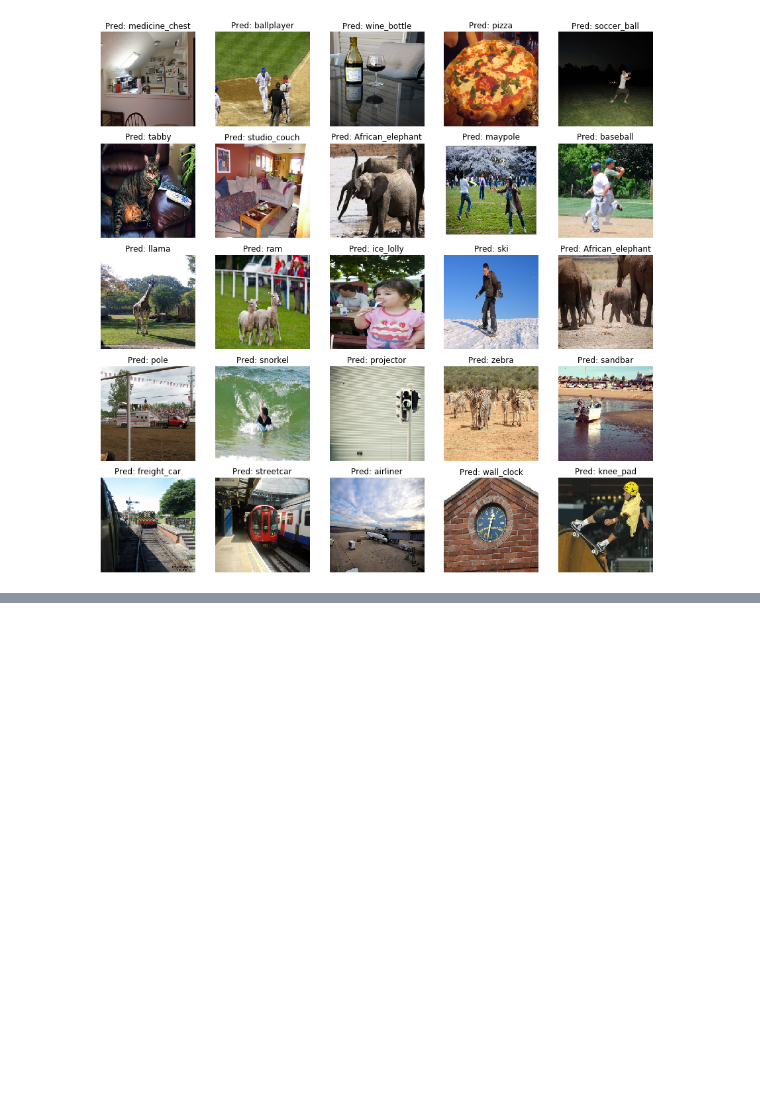
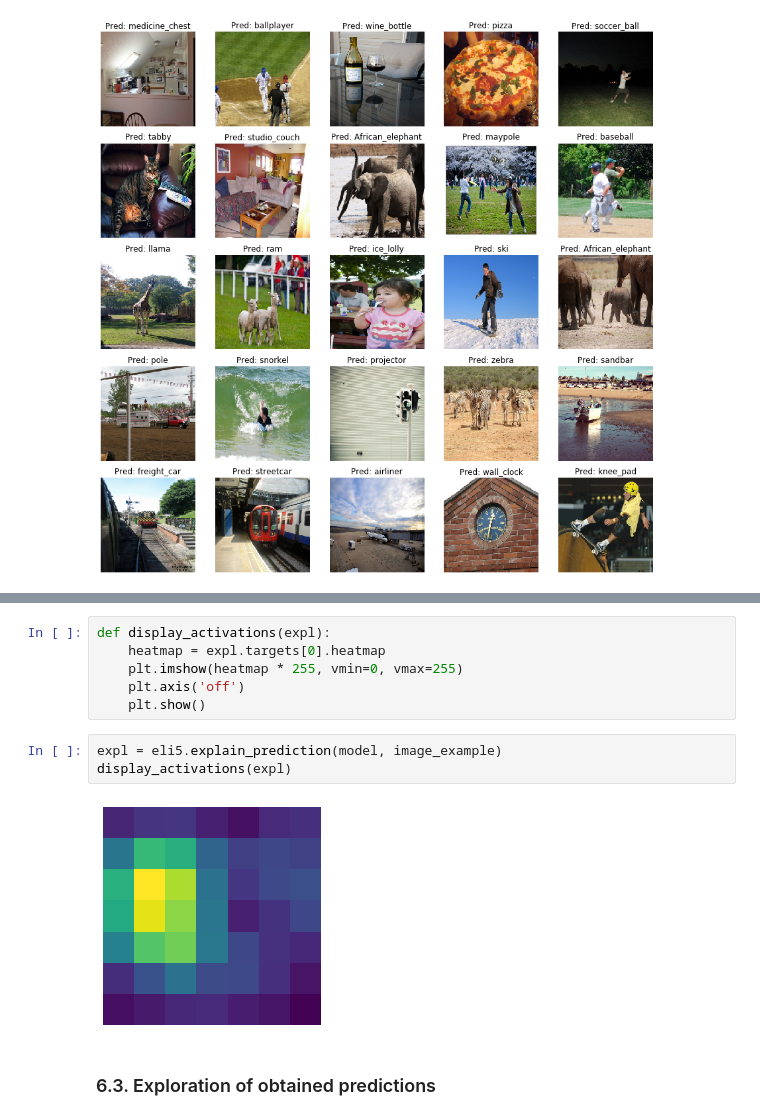
Before and after one commit to ajits-github/Exploring_NN_with_Numpy, a Jupyter notebook: coco_resnet_keras_resnet_34_eli5.ipynb, the cells around one changed output, grey strips where cells are left out. Drawn from its saved outputs; the diff is of its cells as text; blank space fills up the shorter version.

```diff
--- a/coco_resnet_keras_resnet_34_eli5.ipynb
+++ b/coco_resnet_keras_resnet_34_eli5.ipynb
@@ -112,0 +127,13 @@ WARNING:tensorflow:From /Users/piotrskalski/opt/anaconda3/envs/ExplainingImageCl
+# %%
+def display_activations(expl):
+    heatmap = expl.targets[0].heatmap
+    plt.imshow(heatmap * 255, vmin=0, vmax=255)
+    plt.axis('off')
+    plt.show()
+# %%
+expl = eli5.explain_prediction(model, image_example)
+display_activations(expl)
+# %% [output]
+[figure, added]
+# %% [markdown]
+### 6.3. Exploration of obtained predictions
```
Also changed, not shown: parts of 16 cells of this notebook.
